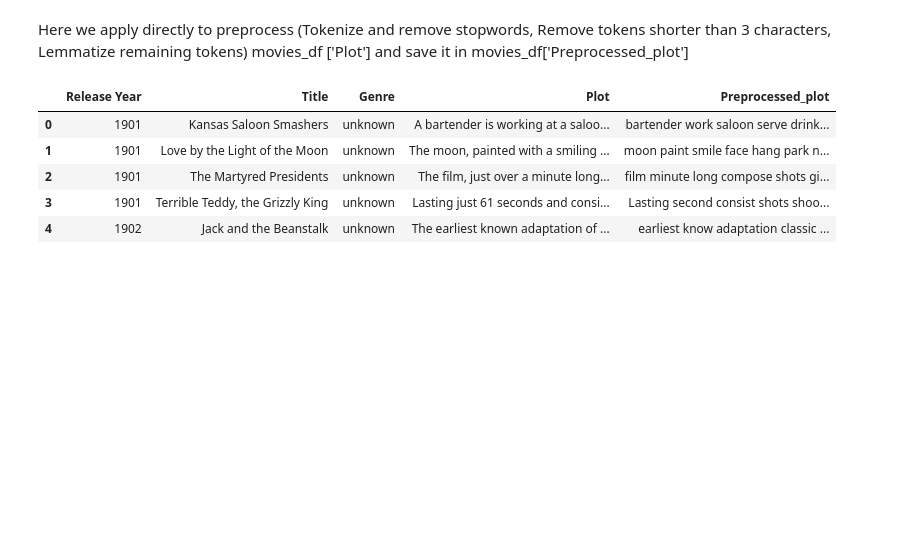
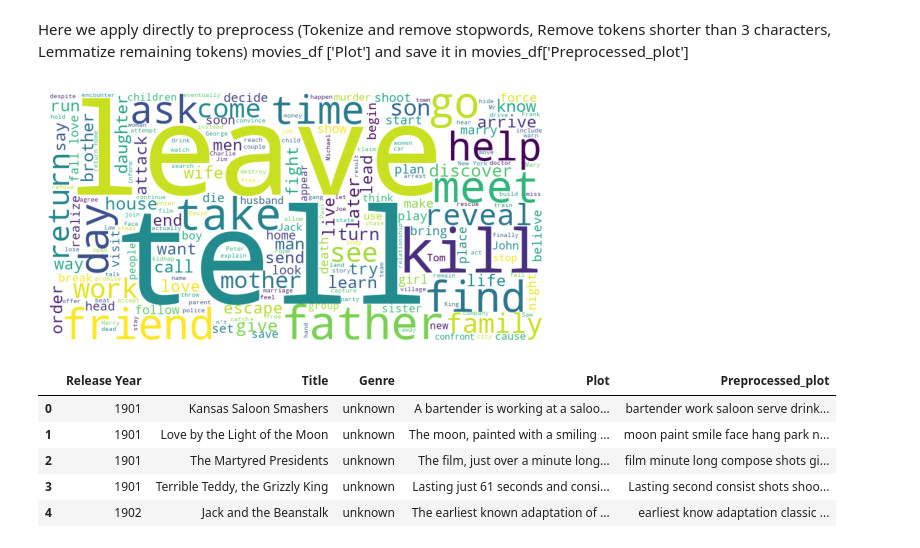
Before and after one commit to AnnilaMunsaf/InformationRetrievalProject, a Jupyter notebook: Movies_retrieval_system.ipynb, the cells around one changed output. Saved outputs shown, nothing was run; the diff lists cells and outputs as text; code cells hidden in the pictures; blank space fills up the shorter version.

```diff
--- a/Movies_retrieval_system.ipynb
+++ b/Movies_retrieval_system.ipynb
@@ -189,6 +189,22 @@ def preprocess(text):
 
 # Apply the preprocess function to the 'plot' column
 movies_df['Preprocessed_plot'] = movies_df['Plot'].apply(preprocess)
+# %%
+# Assuming you already have the 'Preprocessed_plot' column in movies_df
+filtered_plots = movies_df['Preprocessed_plot'].tolist()
+
+# Create a WordCloud object
+wordcloud = WordCloud(width=800, height=400, background_color='white')
+
+# Generate the word cloud
+wordcloud.generate(' '.join(filtered_plots))
+
+# Display the word cloud
+plt.imshow(wordcloud)
+plt.axis('off')
+plt.show()
+# %% [output]
+[figure, added]
 # %%
 movies_df.head()
 # %% [output]
```
Also changed, not shown: parts of 11 cells of this notebook.
